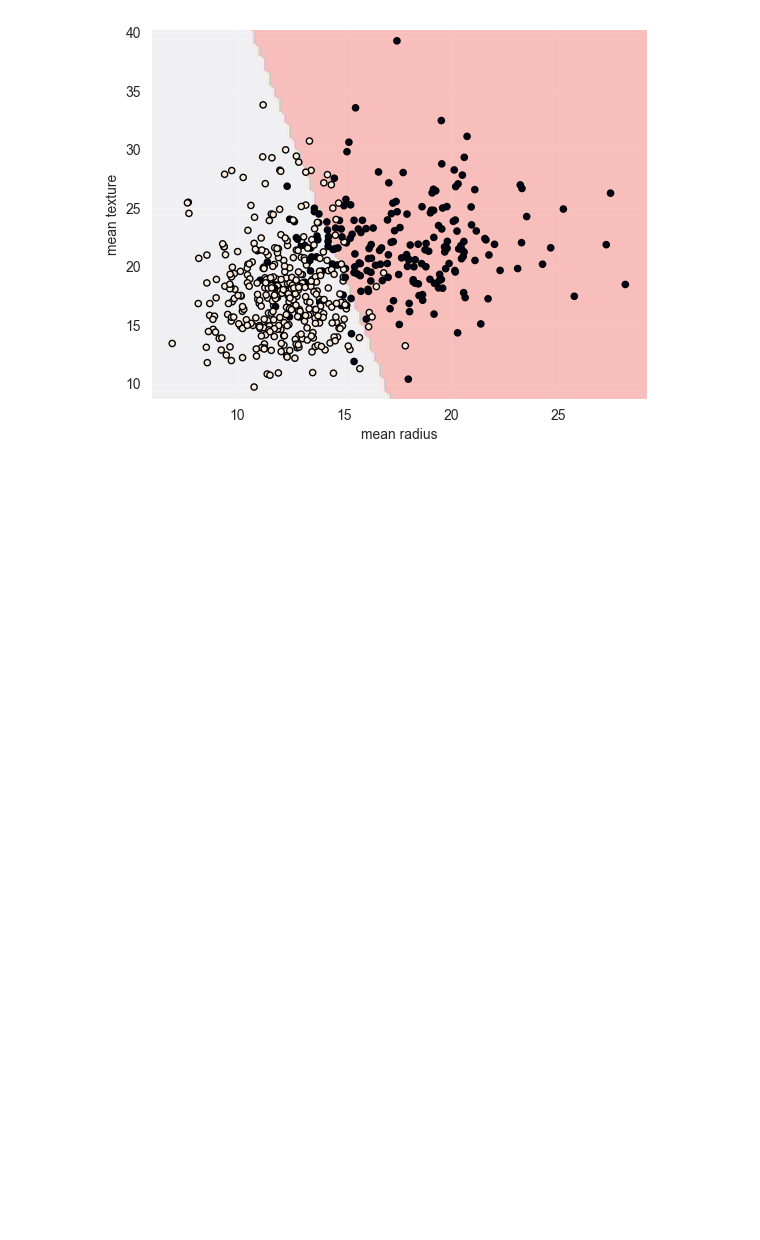
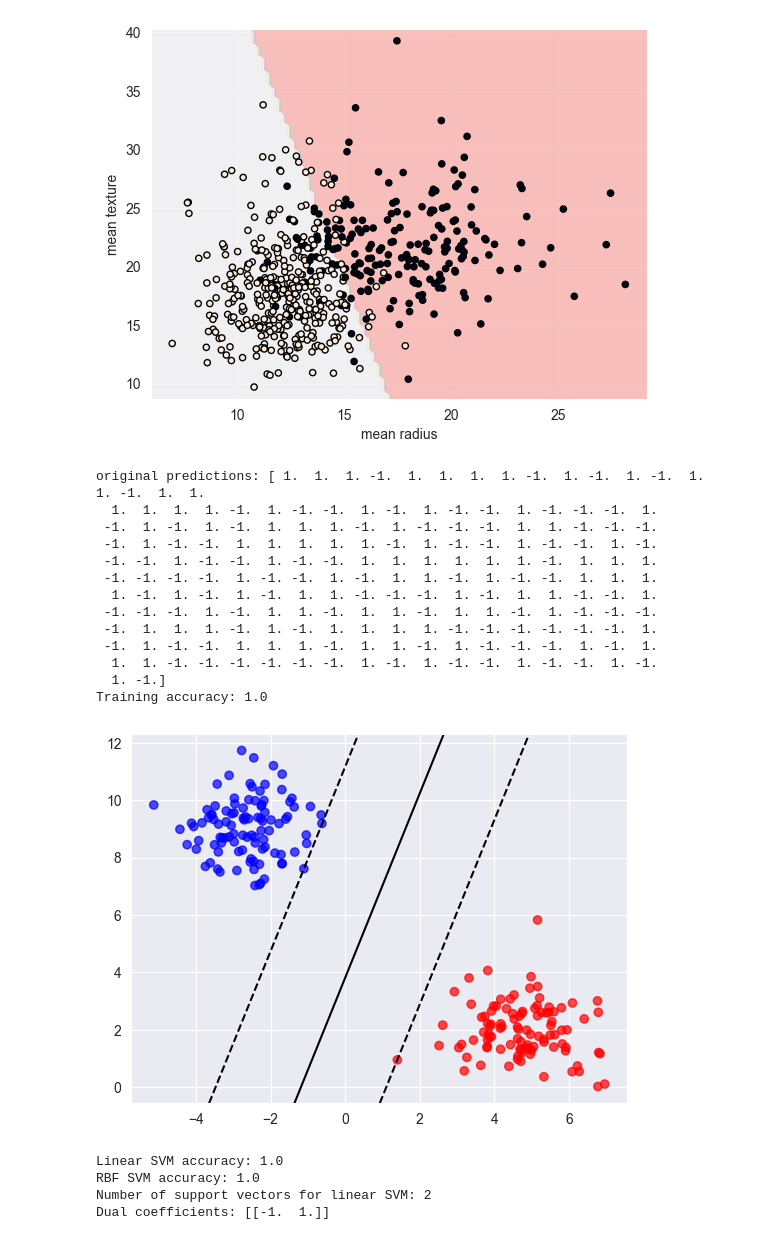
Before and after one commit to codeMaestro78/Machine-learning, a Jupyter notebook: Machine learning/Supervised learning/support vector machine.ipynb, the cells around one changed output. Drawn from its saved outputs; the diff is of its cells as text; code cells hidden in the pictures; blank space fills up the shorter version.

```diff
--- a/Machine learning/Supervised learning/support vector machine.ipynb
+++ b/Machine learning/Supervised learning/support vector machine.ipynb
@@ -29,0 +68,77 @@ plt.show()
+# %%
+if __name__=="__main__":
+    from sklearn.datasets import make_blobs
+    import matplotlib.pyplot as plt
+
+    X,y=make_blobs(n_samples=200,centers=2,random_state=42)
+    y=np.where(y==0,-1,1)  # convertt -1,+1
+
+    model=LinearSVM(learning_rate=0.001, C=1.0, n_iters=2000)
+    model.fit(X,y)
+    preds=model.predict(X)
+    print("original predictions:",preds)
+    print("Training accuracy:", (preds == y).mean())
+
+    plt.scatter(X[:,0], X[:,1], c=y, cmap='bwr', alpha=0.7)
+    # plot decision boundary
+    ax = plt.gca()
+    xlim = ax.get_xlim()
+    ylim = ax.get_ylim()
+    xx = np.linspace(xlim[0], xlim[1], 200)
+    yy = np.linspace(ylim[0], ylim[1], 200)
+    YY, XX = np.meshgrid(yy, xx)
+    grid = np.c_[XX.ravel(), YY.ravel()]
+    Z = model.decision_function(grid).reshape(XX.shape)
+    ax.contour(XX, YY, Z, levels=[-1, 0, 1], linestyles=['--','-','--'], colors='k')
+    plt.show()
+# %% [output]
+original predictions: [ 1.  1.  1. -1.  1.  1.  1.  1. -1.  1. -1.  1. -1.  1.  1. -1.  1.  1.
+  1.  1.  1.  1. -1.  1. -1. -1.  1. -1.  1. -1. -1.  1. -1. -1. -1.  1.
+ -1.  1. -1.  1. -1.  1.  1.  1. -1.  1. -1. -1. -1.  1.  1. -1. -1. -1.
+ -1.  1. -1. -1.  1.  1.  1.  1.  1. -1.  1. -1. -1.  1. -1. -1.  1. -1.
+ -1. -1.  1. -1. -1.  1. -1. -1.  1.  1.  1.  1.  1.  1. -1.  1.  1.  1.
+ -1. -1. -1. -1.  1. -1. -1.  1. -1.  1.  1. -1.  1. -1. -1.  1.  1.  1.
+  1. -1.  1. -1.  1. -1.  1.  1. -1. -1. -1.  1. -1.  1.  1. -1. -1.  1.
+ -1. -1. -1.  1. -1.  1.  1. -1.  1.  1. -1.  1.  1. -1.  1. -1. -1. -1.
+ -1.  1.  1.  1. -1.  1. -1.  1.  1.  1.  1. -1. -1. -1. -1. -1. -1.  1.
+ -1.  1. -1. -1.  1.  1.  1. -1.  1.  1. -1.  1. -1. -1. -1.  1. -1.  1.
+  1.  1. -1. -1. -1. -1. -1. -1.  1. -1.  1. -1. -1.  1. -1. -1.  1. -1.
+  1. -1.]
+Training accuracy: 1.0
+[figure, added]
+# %%
+from sklearn import datasets
+from sklearn.svm import SVC
+from sklearn.model_selection import train_test_split
+from sklearn.preprocessing import StandardScaler
+from sklearn.metrics import accuracy_score, classification_report
+
+# Load example data
+X, y = datasets.make_blobs(n_samples=300, centers=2, random_state=42)
+# For sklearn SVM labels can be 0/1, no need for -1/+1 conversion
+X_train, X_test, y_train, y_test = train_test_split(X, y, test_size=0.3, random_state=42)
+
+# Feature scaling is often important for SVMs
+scaler = StandardScaler()
+X_train = scaler.fit_transform(X_train)
+X_test = scaler.transform(X_test)
+
+# linear SVM
+clf_lin = SVC(kernel='linear', C=1.0)
+clf_lin.fit(X_train, y_train)
+y_pred = clf_lin.predict(X_test)
+print("Linear SVM accuracy:", accuracy_score(y_test, y_pred))
+
+# RBF kernel SVM
+clf_rbf = SVC(kernel='rbf', C=1.0, gamma='scale')  # gamma can be 'scale' or float
+clf_rbf.fit(X_train, y_train)
+print("RBF SVM accuracy:", accuracy_score(y_test, clf_rbf.predict(X_test)))
+
+# Access support vectors and coefficients
+print("Number of support vectors for linear SVM:", clf_lin.support_vectors_.shape[0])
+print("Dual coefficients:", clf_lin.dual_coef_)  # shape (#classes-1, n_SV)
+# %% [output]
+Linear SVM accuracy: 1.0
+RBF SVM accuracy: 1.0
+Number of support vectors for linear SVM: 2
+Dual coefficients: [[-1.  1.]]
```
Also changed, not shown: parts of 2 cells of this notebook.
